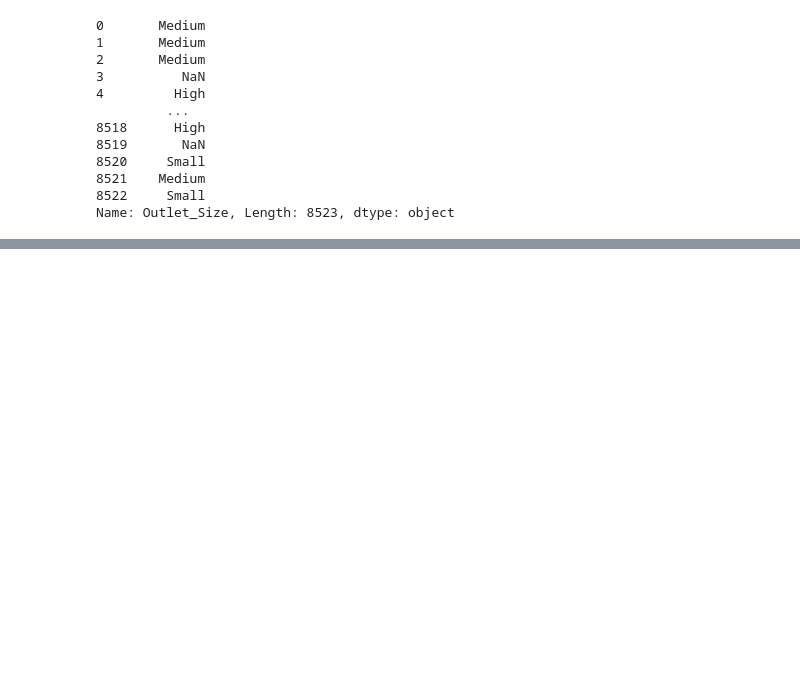
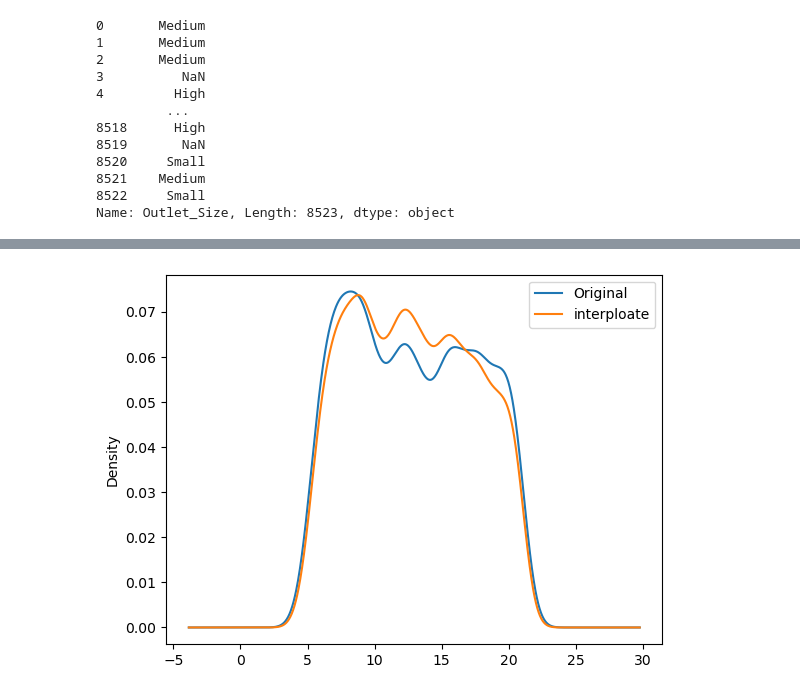
Before and after one commit to ashokrawatt/Sales-prediction, a Jupyter notebook: prediction.ipynb, the cells around one changed output, grey strips where cells are left out. Saved outputs shown, nothing was run; the diff lists cells and outputs as text; code cells hidden in the pictures; blank space fills up the shorter version.

```diff
--- a/prediction.ipynb
+++ b/prediction.ipynb
@@ -115,0 +157,11 @@ Name: Outlet_Size, Length: 8523, dtype: object
+# %%
+data['Item_Weight_interploate']=data['Item_Weight'].interpolate(method="linear")
+# %%
+data['Item_Weight'].plot(kind = "kde",label="Original")
+
+data['Item_Weight_interploate'].plot(kind = "kde",label = "interploate")
+
+plt.legend()
+plt.show()
+# %% [output]
+[figure, added]
```
Also changed, not shown: parts of 8 cells of this notebook.
